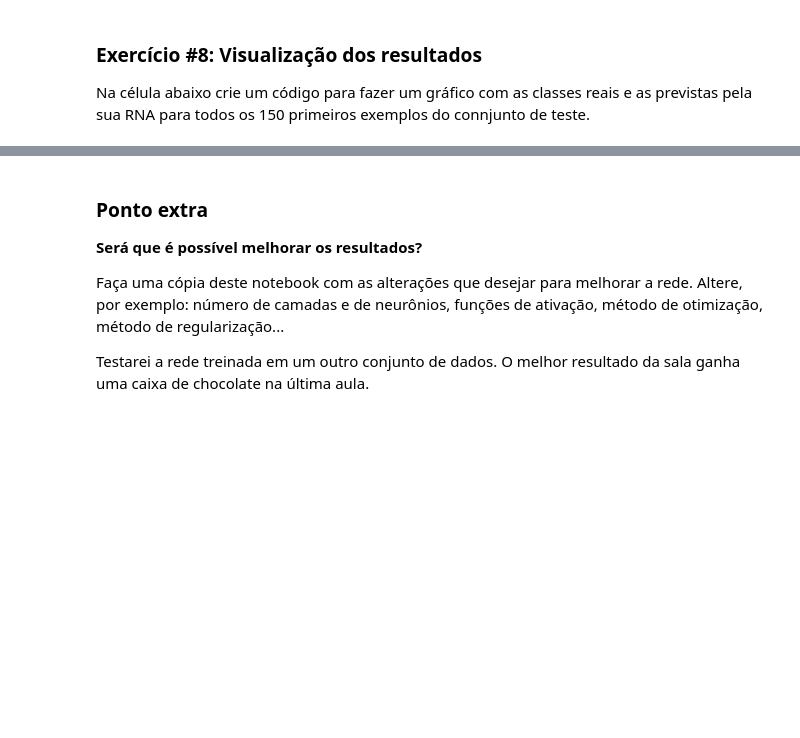
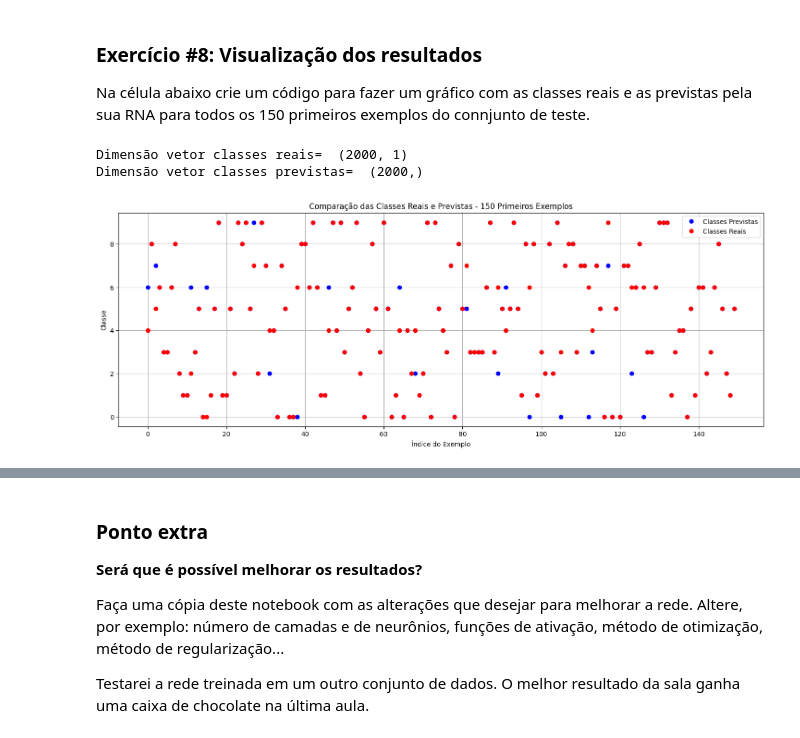
Before and after one commit to wallacecgalvao/Intr_RNA_T4_Classificacao_Multiclasse, a Jupyter notebook: T4_Classificacao_multiclasse.ipynb, the cells around one changed output, grey strips where cells are left out. Saved outputs shown, nothing was run; the diff lists cells and outputs as text; code cells hidden in the pictures; blank space fills up the shorter version.

```diff
--- a/T4_Classificacao_multiclasse.ipynb
+++ b/T4_Classificacao_multiclasse.ipynb
@@ -465,16 +562,30 @@ Na célula abaixo crie um código para fazer um gráfico com as classes reais e
 # %%
 # PARA VOCÊ FAZER: cálculo das classes previstas pela RNA
 
 # Resultado gráfico
 # Verifique dimensoes dos vetores de classes reais e previstas
 print('Dimensão vetor classes reais= ', Y_test.shape)
 print('Dimensão vetor classes previstas= ', classe.shape)
 
 # Fazer o gráfico das classes reais e previstas
 plt.figure(figsize=(18, 6))
 ### COMECE AQUI ### (≈ 7 linhas)
-#
+# Plotando as classes previstas
+plt.plot(range(150), classe[:150], 'bo', label='Classes Previstas', markersize=6)
+# Plotando as classes reais
+plt.plot(range(150), Y_test[:150].flatten(), 'ro', label='Classes Reais', markersize=6)
+# Configurações do gráfico
+plt.title('Comparação das Classes Reais e Previstas - 150 Primeiros Exemplos')
+plt.xlabel('Índice do Exemplo')
+plt.ylabel('Classe')
+plt.legend()
+plt.grid(True)
+plt.show()
 ### TERMINE AQUI ###
+# %% [output]
+Dimensão vetor classes reais=  (2000, 1)
+Dimensão vetor classes previstas=  (2000,)
+[figure, added]
 # %% [markdown]
 **Saída esperada:**
 
```
Also changed, not shown: parts of 13 cells of this notebook.
